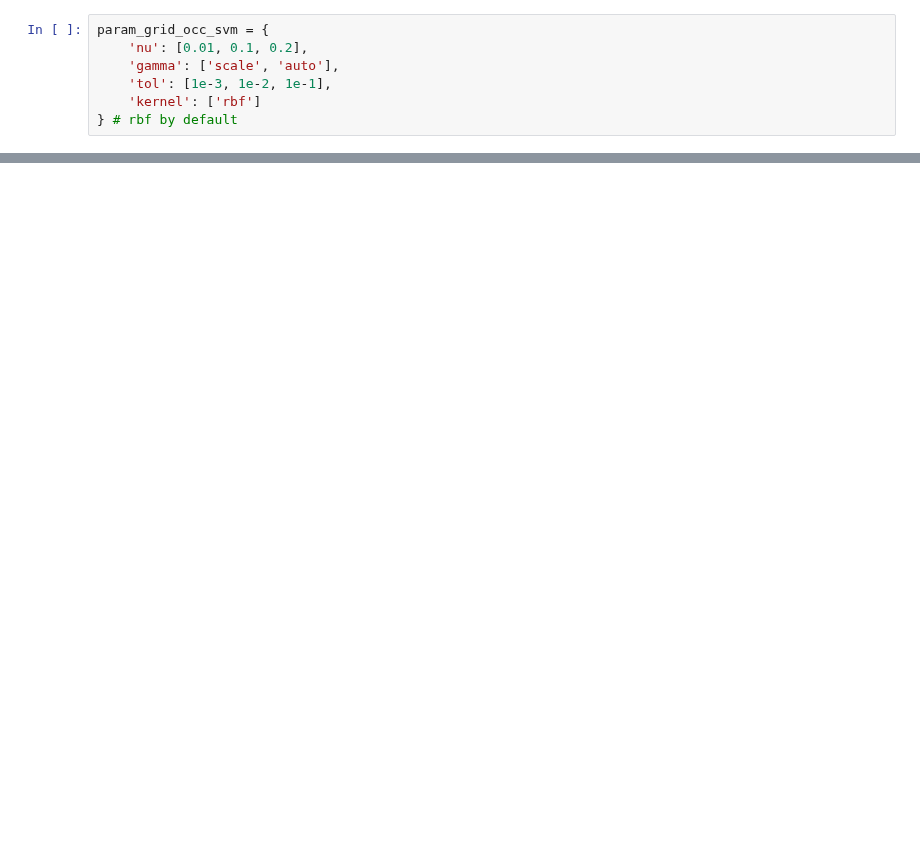
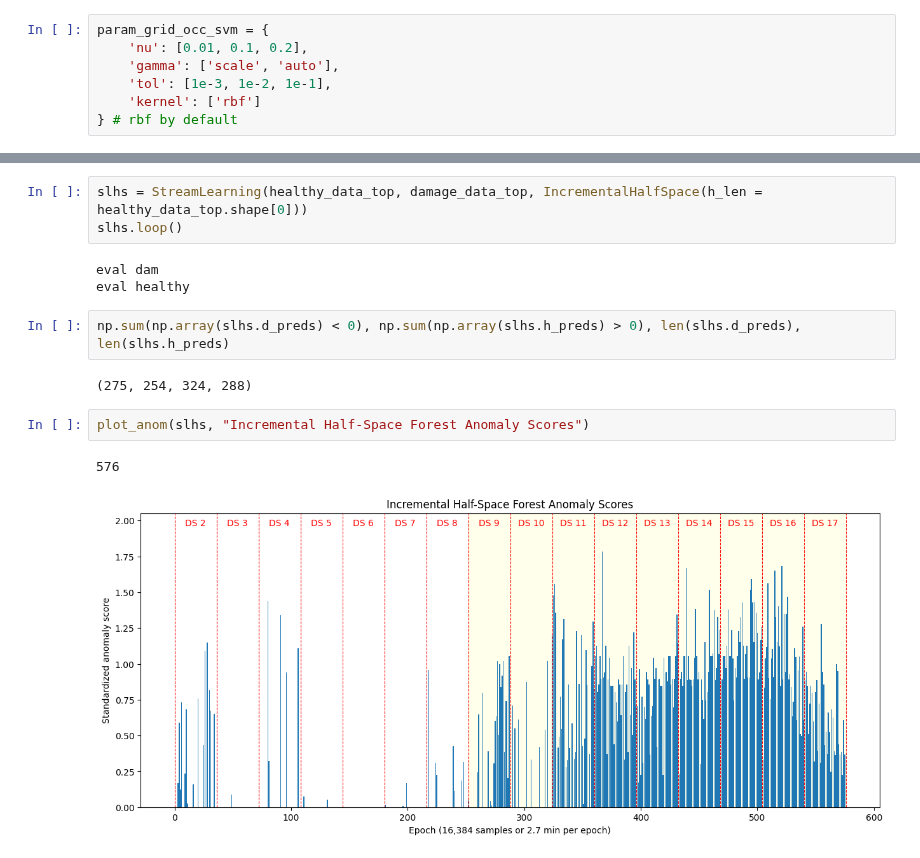
Before and after one commit to AmroAbdrabo/application-of-online-anomaly-detection-using-one-class-classification-to-z24, a Jupyter notebook: Chapter3-ActiveLearning/Streaming-AL/River/river_experiments_occ.ipynb, the cells around one changed output, grey strips where cells are left out. Cells and saved outputs as stored; diff of their text form; blank space fills up the shorter version.

```diff
--- a/Chapter3-ActiveLearning/Streaming-AL/River/river_experiments_occ.ipynb
+++ b/Chapter3-ActiveLearning/Streaming-AL/River/river_experiments_occ.ipynb
@@ -1111,0 +737,15 @@ mean_vector.shape, cov_matrix.shape
+# %%
+slhs = StreamLearning(healthy_data_top, damage_data_top, IncrementalHalfSpace(h_len = healthy_data_top.shape[0]))
+slhs.loop()
+# %% [output]
+eval dam
+eval healthy
+# %%
+np.sum(np.array(slhs.d_preds) < 0), np.sum(np.array(slhs.h_preds) > 0), len(slhs.d_preds), len(slhs.h_preds)
+# %% [output]
+(275, 254, 324, 288)
+# %%
+plot_anom(slhs, "Incremental Half-Space Forest Anomaly Scores")
+# %% [output]
+576
+[figure, added]
```
Also changed, not shown: parts of 80 cells of this notebook, 1 other file.
